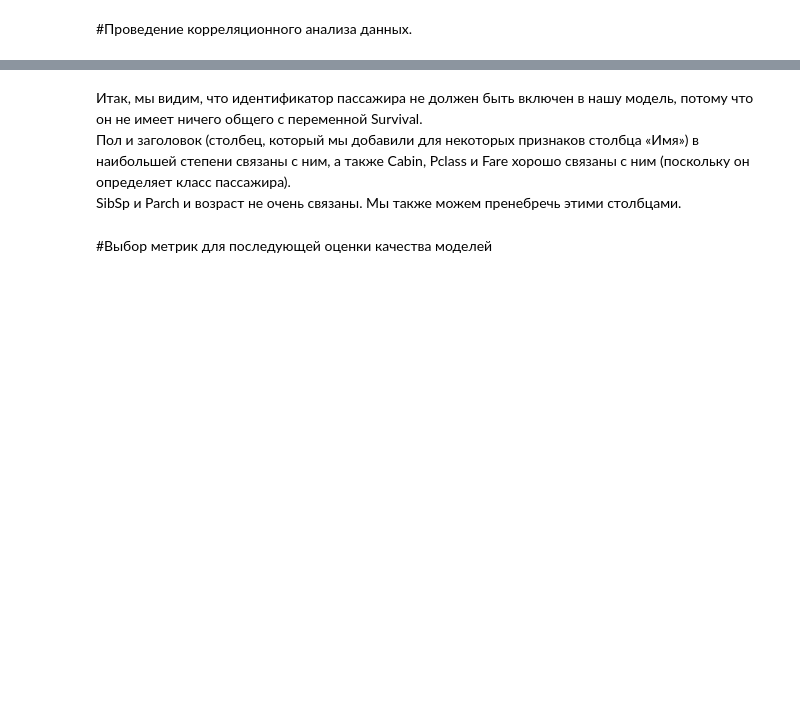
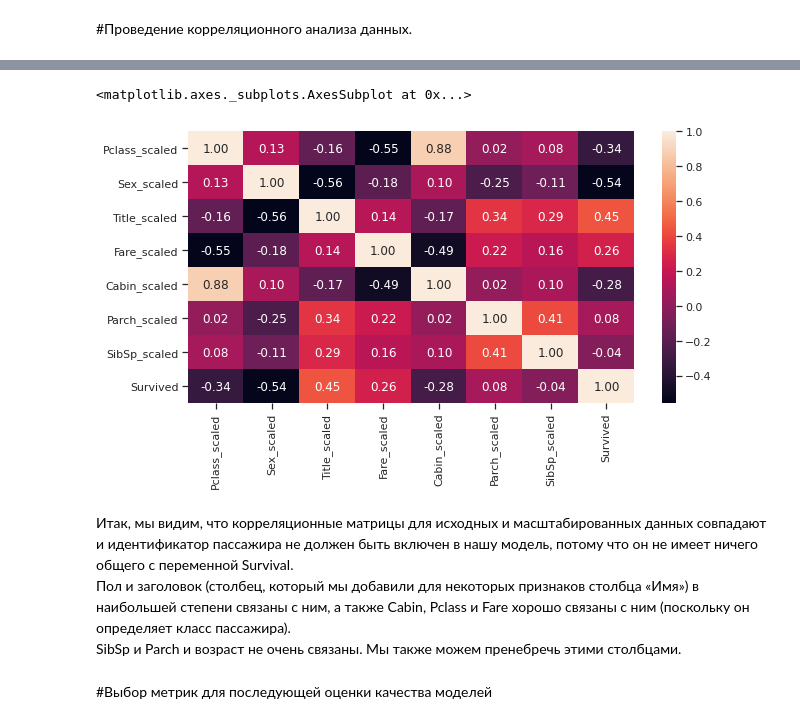
Before and after one commit to farahshahhoud/Machine_Learning, a Jupyter notebook: ДЗ.ipynb, the cells around one changed output, grey strips where cells are left out. Drawn from its saved outputs; the diff is of its cells as text; code cells hidden in the pictures; blank space fills up the shorter version.

```diff
--- a/ДЗ.ipynb
+++ b/ДЗ.ipynb
@@ -560,5 +604,11 @@ sns.heatmap(data.corr(), annot=True, fmt='.2f')
+# %%
+fig, ax = plt.subplots(figsize=(10,5))
+sns.heatmap(data[corr_cols_2].corr(), annot=True, fmt='.2f')
+# %% [output]
+<matplotlib.axes._subplots.AxesSubplot at 0x...>
+[figure, added]
 # %% [markdown]
-Итак, мы видим, что идентификатор пассажира не должен быть включен в нашу модель, потому что он не имеет ничего общего с переменной Survival.
+Итак, мы видим, что корреляционные матрицы для исходных и масштабированных данных совпадают и идентификатор пассажира не должен быть включен в нашу модель, потому что он не имеет ничего общего с переменной Survival.
 Пол и заголовок (столбец, который мы добавили для некоторых признаков столбца «Имя») в наибольшей степени связаны с ним, а также Cabin, Pclass и Fare хорошо связаны с ним (поскольку он определяет класс пассажира).
 SibSp и Parch и возраст не очень связаны. Мы также можем пренебречь этими столбцами.
 # %% [markdown]
```
Also changed, not shown: parts of 13 cells of this notebook.
